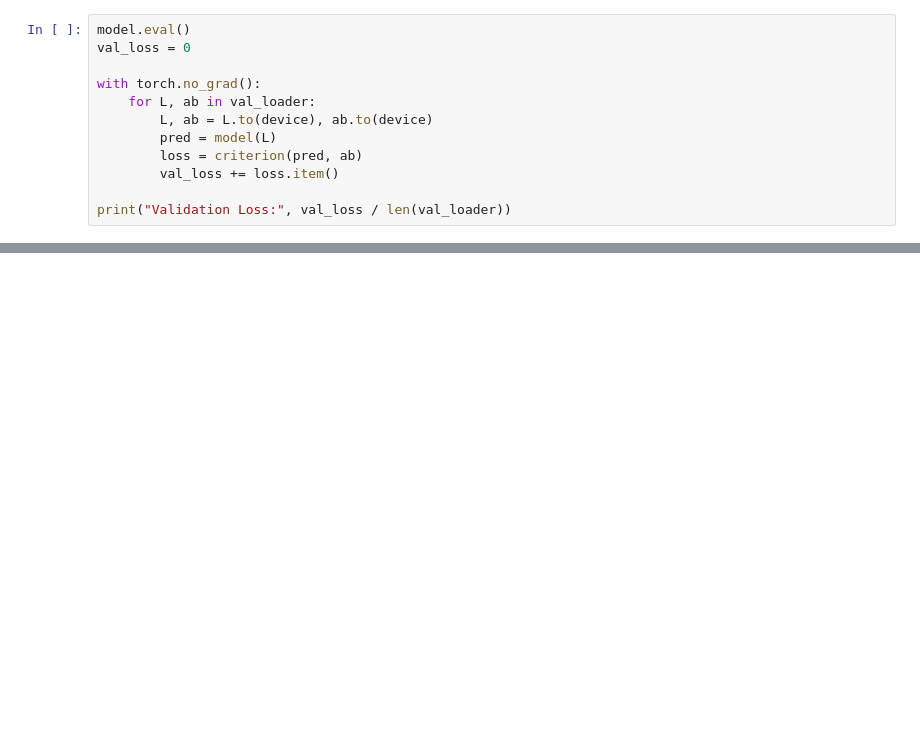
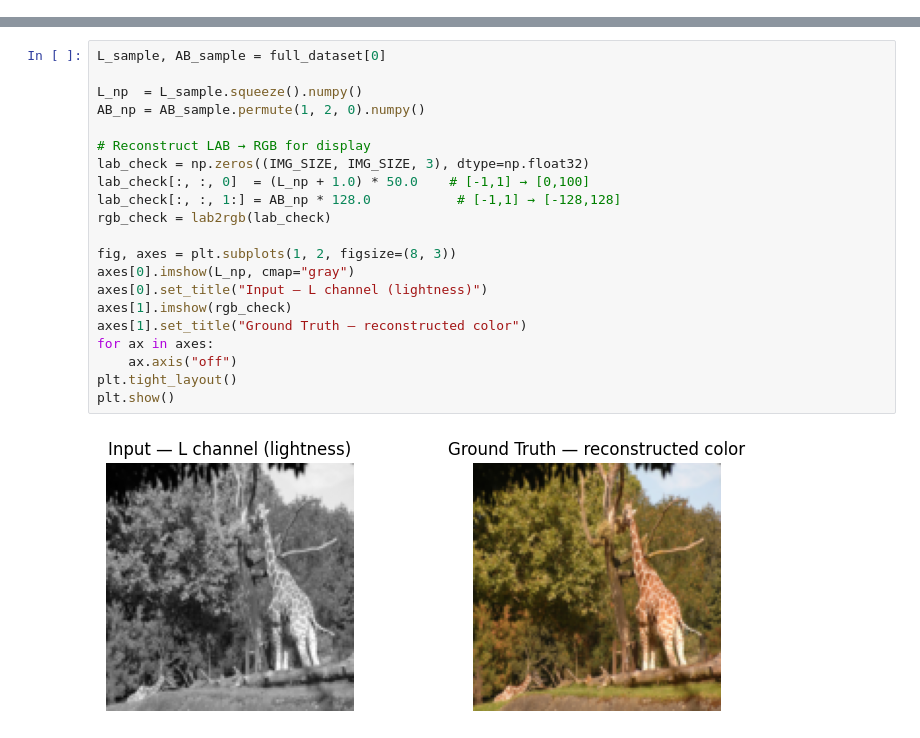
Before and after one commit to Kreetrix/Neural-Network-Project, a Jupyter notebook: colorization.ipynb, the cells around one changed output, grey strips where cells are left out. Cells and saved outputs as stored; diff of their text form; blank space fills up the shorter version.

Commit message:
1 model finished

```diff
--- a/colorization.ipynb
+++ b/colorization.ipynb
@@ -243,12 +0,0 @@ Epoch 10: 0.0716
-# %%
-model.eval()
-val_loss = 0
-
-with torch.no_grad():
-    for L, ab in val_loader:
-        L, ab = L.to(device), ab.to(device)
-        pred = model(L)
-        loss = criterion(pred, ab)
-        val_loss += loss.item()
-
-print("Validation Loss:", val_loss / len(val_loader))
@@ -359,0 +149,23 @@ Generated images usually have more realistic and vivid colors
+# %%
+L_sample, AB_sample = full_dataset[0]
+
+L_np  = L_sample.squeeze().numpy()
+AB_np = AB_sample.permute(1, 2, 0).numpy()
+
+# Reconstruct LAB → RGB for display
+lab_check = np.zeros((IMG_SIZE, IMG_SIZE, 3), dtype=np.float32)
+lab_check[:, :, 0]  = (L_np + 1.0) * 50.0    # [-1,1] → [0,100]
+lab_check[:, :, 1:] = AB_np * 128.0           # [-1,1] → [-128,128]
+rgb_check = lab2rgb(lab_check)
+
+fig, axes = plt.subplots(1, 2, figsize=(8, 3))
+axes[0].imshow(L_np, cmap="gray")
+axes[0].set_title("Input — L channel (lightness)")
+axes[1].imshow(rgb_check)
+axes[1].set_title("Ground Truth — reconstructed color")
+for ax in axes:
+    ax.axis("off")
+plt.tight_layout()
+plt.show()
+# %% [output]
+[figure, added]
```
Also changed, not shown: parts of 49 cells of this notebook.
